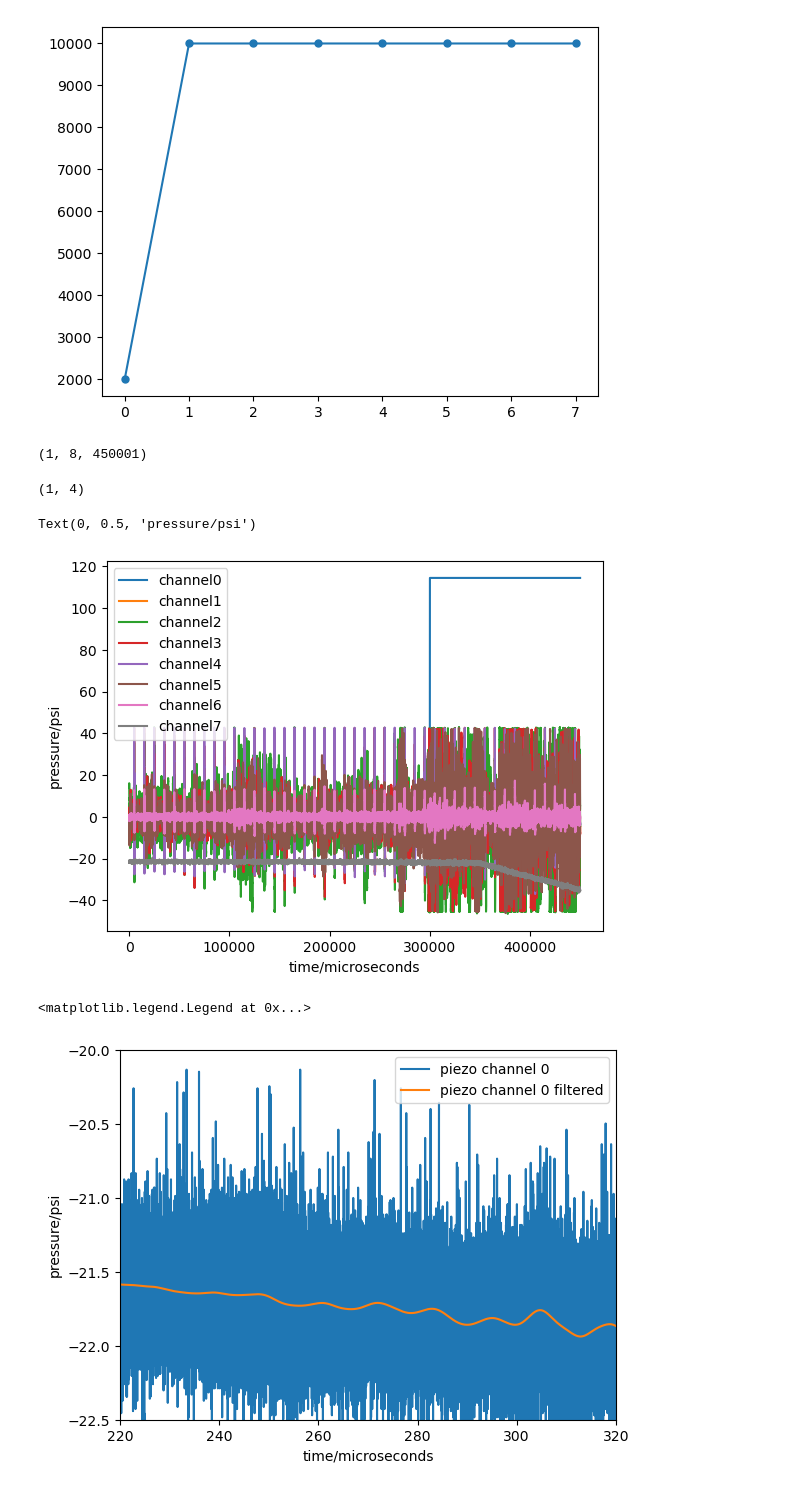
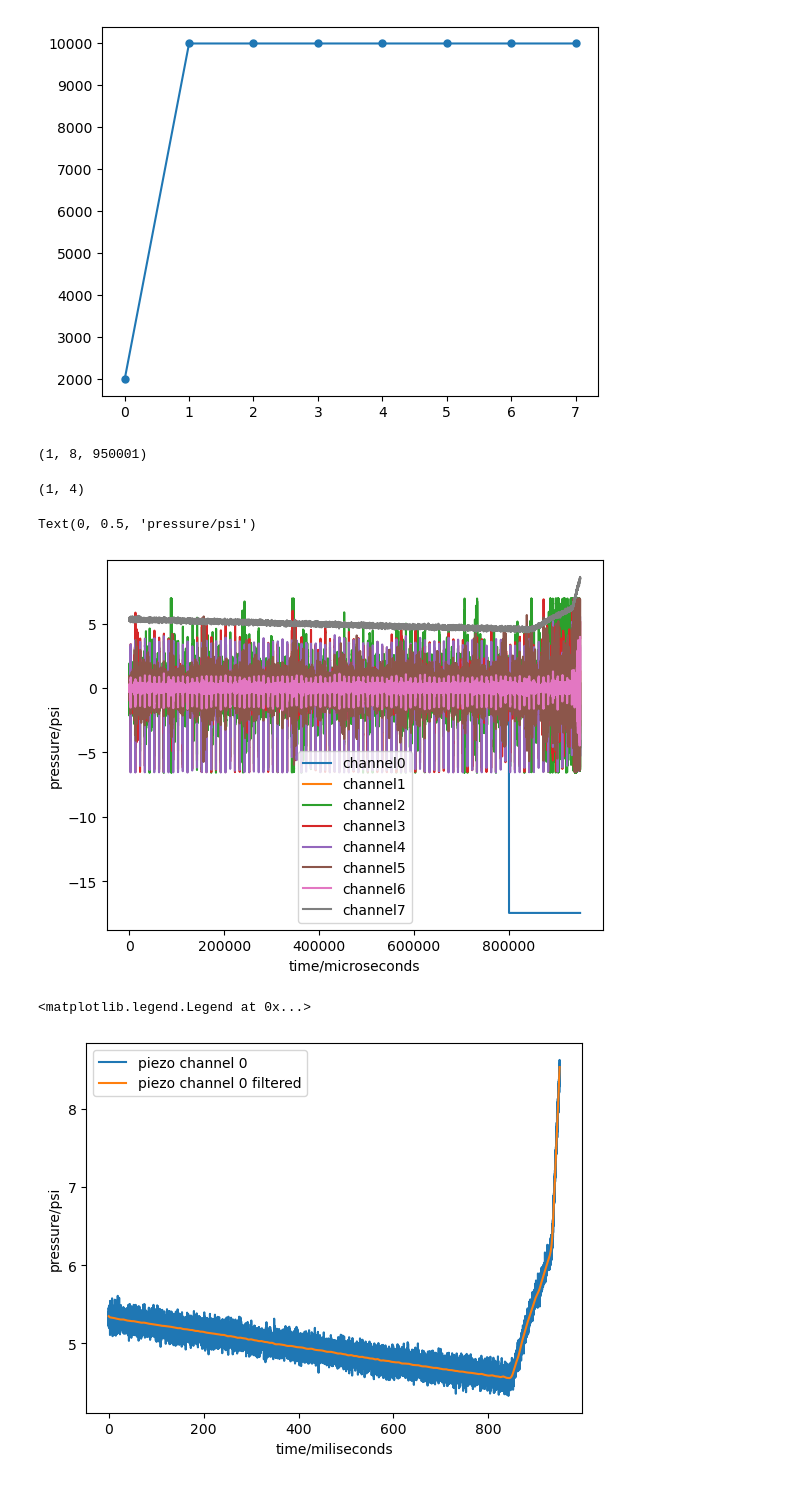
Before and after one commit to SBC-Collaboration/LAr10Ana, a Jupyter notebook: nb/rzhang/Piezo-Waveforms.ipynb, the cells around one changed output. Saved outputs shown, nothing was run; the diff lists cells and outputs as text; code cells hidden in the pictures.

```diff
--- a/nb/rzhang/Piezo-Waveforms.ipynb
+++ b/nb/rzhang/Piezo-Waveforms.ipynb
@@ -14,8 +15,9 @@ importlib.reload(AcousticT0)
 <module 'ana.AcousticT0' from '/exp/e961/app/users/runze/projects/LAr10Ana/ana/AcousticT0.py'>
 # %%
 TEST_RUN = "/exp/e961/data/SBC-25-daqdata/20250611_1/"
-#TEST_RUN2 = "/exp/e961/app/users/runze/data/20251103_1/"
-TEST_RUN2 = "/exp/e961/data/users/gputnam/SBC-25-daqdata-test/20251103_1/"
-TEST_EVT = 0
+# TEST_RUN2 = "/exp/e961/app/users/runze/data/20251121_5/"
+TEST_RUN2 = "/exp/e961/app/users/runze/data/20251211_6/"
+# TEST_RUN2 = "/exp/e961/data/users/gputnam/SBC-25-daqdata-test/20251103_1/"
+TEST_EVT = 3
 # %%
 data = GetEvent(TEST_RUN2, TEST_EVT,strictMode=False)
@@ -42,7 +62,7 @@ _ = plt.plot(data["acoustics"]["Range"][0], marker=".", markersize=10)
 wvfs = data["acoustics"]["Waveforms"]
 wvfs.shape
 # %% [output]
-(1, 8, 450001)
+(1, 8, 950001)
 # %%
 np.float64([[1e2, 1e3, 1e4, 1e5]]).shape
 # %% [output]
@@ -52,8 +72,8 @@ np.float64([[1e2, 1e3, 1e4, 1e5]]).shape
 # if channel 7 raw reading is ADC -35/1e4
 # if channel 7 raw reading is bits, -35/2**15
 # MB.PT1101 := AIn.PT1101 * (-35.0* el3052bits);
-#wvfs_psi = wvfs*(35/2**15)
-wvfs_psi = wvfs*(35/1e4)
+wvfs_psi = wvfs*(-35/2**16)
+# wvfs_psi = wvfs*(-35/1e4)
 
 for channel in range(wvfs.shape[1]):
     plt.plot(wvfs_psi[0, channel, :],label="channel"+str(channel))
@@ -67,34 +87,35 @@ plt.ylabel("pressure/psi")
 # that is when compress happens, and with a delay, the pressure drops
 # %% [output]
 Text(0, 0.5, 'pressure/psi')
-[figure, old version]
+[figure, new version]
 # %%
 piezo0 = wvfs_psi[0, 7, :]
-xlimit = [220,320]
+xlimit = [0, 800]
 ylimit = [-22.5,-20]
+ylimit = [-20,-18]
 # time in miliseconds
 total_time = len(piezo0)
 time_list_ms = [i/1e3 for i in range(0,total_time,1)]
 
 # add low pass filter
 # assuming 1 microsecond time resolution 1e6Hz
 numtaps = 5000  # filter length (longer = sharper cutoff)
 Fs= 1000000 # sampling rate
 Fc = 10 # low pass filter in Hz
 fir = firwin(numtaps, Fc, window='hamming', fs=Fs)
 
 piezo0_filtered = filtfilt(fir, [1.0], piezo0)
-piezoslope0 = -piezo0_filtered[1:]+piezo0_filtered[:-1]
+piezoslope0 = piezo0_filtered[1:]-piezo0_filtered[:-1]
 plt.plot(time_list_ms,piezo0, label="piezo channel 0")
 plt.plot(time_list_ms,piezo0_filtered, label="piezo channel 0 filtered")
-plt.xlabel("time/microseconds")
+plt.xlabel("time/miliseconds")
 plt.ylabel("pressure/psi")
-plt.xlim(xlimit)
-plt.ylim(ylimit)
+# plt.xlim(xlimit)
+# plt.ylim(ylimit)
 plt.legend()
 # %% [output]
 <matplotlib.legend.Legend at 0x...>
-[figure, old version]
+[figure, new version]
 # %%
 fig, ax1 = plt.subplots()
 
```
Also changed, not shown: parts of 18 cells of this notebook, 15 other files.
